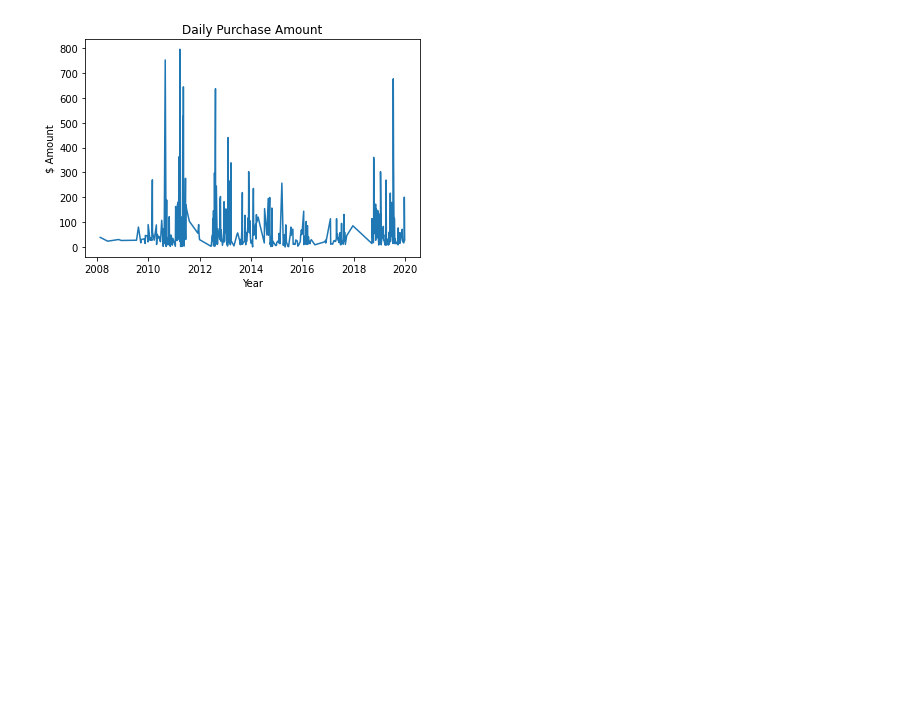
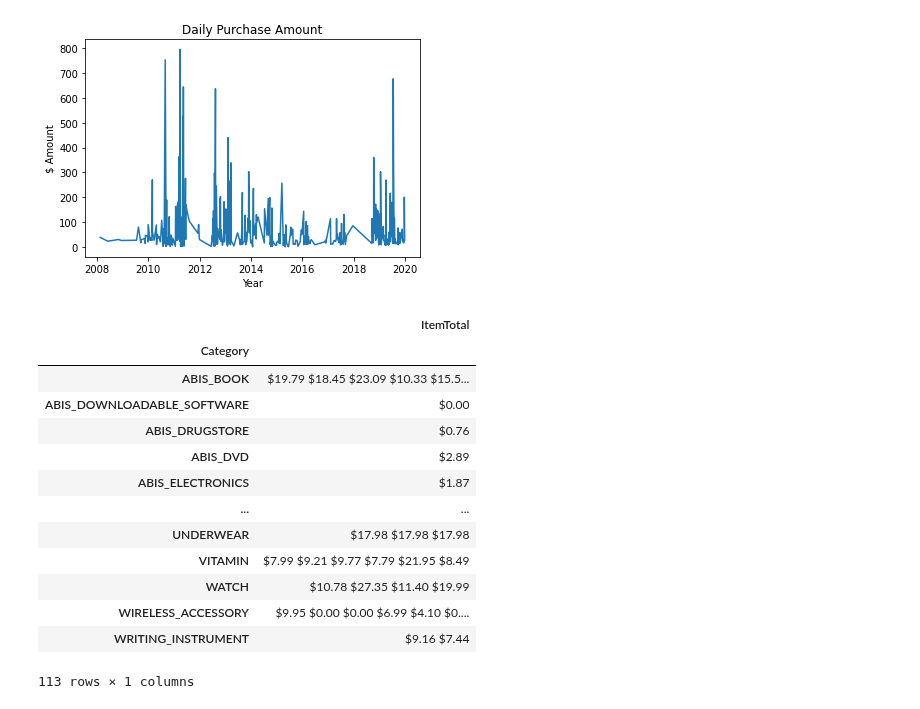
Before and after one commit to AmitSamra/AmazonOrderHistory, a Jupyter notebook: AmazonOrderHistory.ipynb, the cells around one changed output. Cells and saved outputs as stored; diff of their text form; code cells hidden in the pictures; blank space fills up the shorter version.

Commit message:
Added spending by category

```diff
--- a/AmazonOrderHistory.ipynb
+++ b/AmazonOrderHistory.ipynb
@@ -877,0 +875,22 @@ plt.show()
+# %%
+# Spending by Category
+
+df_Category = df_main[['Category', 'ItemTotal']]
+df_Category = df_Category.groupby('Category')
+df_Category = df_Category.sum('ItemTotal')
+df_Category
+# %% [output]
+|  | ItemTotal |
+| Category |  |
+| ABIS_BOOK | $19.79 $18.45 $23.09 $10.33 $15.5... |
+| ABIS_DOWNLOADABLE_SOFTWARE | $0.00 |
+| ABIS_DRUGSTORE | $0.76 |
+| ABIS_DVD | $2.89 |
+| ABIS_ELECTRONICS | $1.87 |
+| ... | ... |
+| UNDERWEAR | $17.98 $17.98 $17.98 |
+| VITAMIN | $7.99 $9.21 $9.77 $7.79 $21.95 $8.49 |
+| WATCH | $10.78 $27.35 $11.40 $19.99 |
+| WIRELESS_ACCESSORY | $9.95 $0.00 $0.00 $6.99 $4.10 $0.... |
+| WRITING_INSTRUMENT | $9.16 $7.44 |
+113 rows × 1 columns
```
Also changed, not shown: parts of 1 cell of this notebook.
